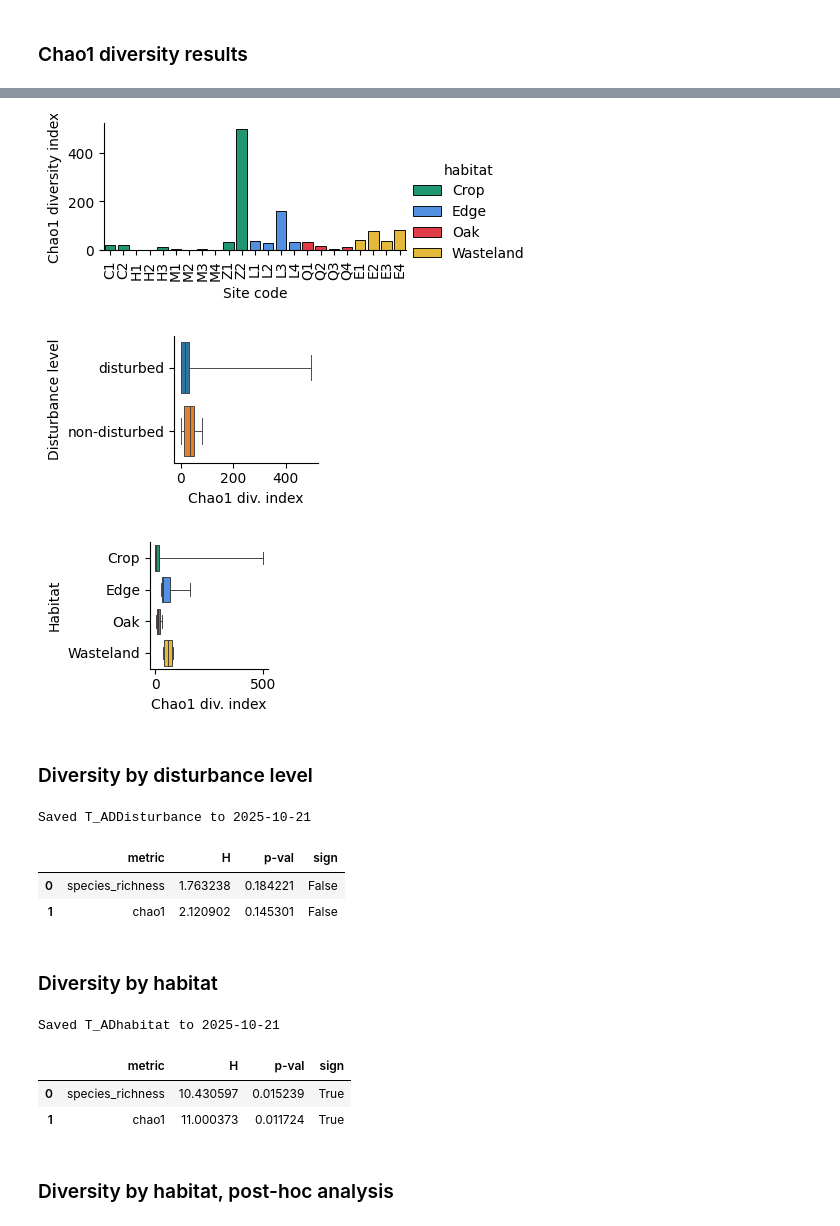
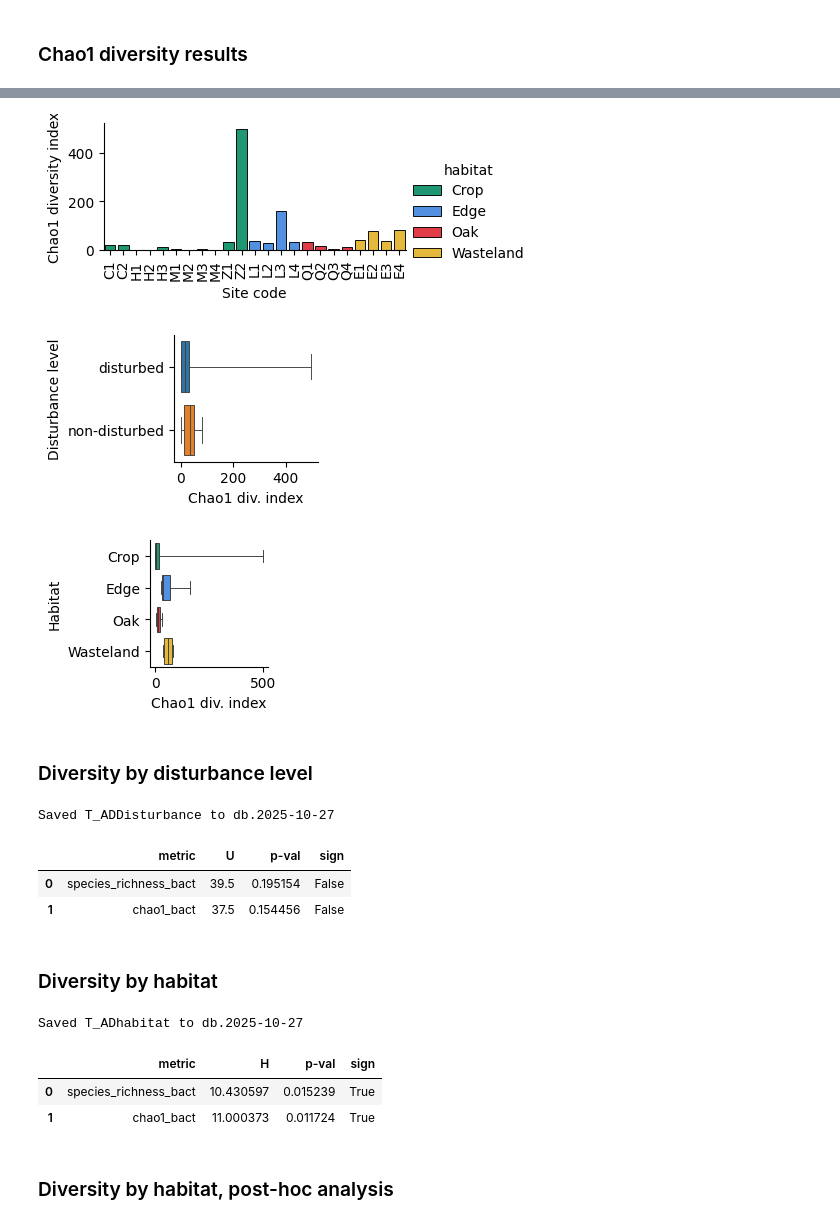
Before and after one commit to wilkinsonlab/miripvir25, a Jupyter notebook: draft-01/analysis.diversity.ipynb, the cells around one changed output, grey strips where cells are left out. Cells and saved outputs as stored; diff of their text form; code cells hidden in the pictures.

```diff
--- a/draft-01/analysis.diversity.ipynb
+++ b/draft-01/analysis.diversity.ipynb
@@ -126,0 +68,3 @@ Saved D_PABAlphaDiv to 2025-10-21
+# %%
+alpha_diversity = db.conn.sql('SELECT * FROM D_Site_level_div').df()
+alpha_diversity
@@ -157,41 +140,41 @@ g.savefig("figures/boxplot.species-richness.byhabitat.svg")
 # %%
-g = sns.catplot(alpha_diversity, x='site', y='chao1', height=2.0, aspect=2.0, kind='bar', hue='habitat', palette=conf['habitat_palette'], edgecolor='black', linewidth=0.65)
+g = sns.catplot(alpha_diversity, x='site', y='chao1_bact', height=2.0, aspect=2.0, kind='bar', hue='habitat', palette=conf['habitat_palette'], edgecolor='black', linewidth=0.65)
 # g.axes[0, 0].set_yscale('log')
 g.set_ylabels("Chao1 diversity index")
 g.set_xlabels("Site code")
 g.set_xticklabels(rotation=90)
 g.savefig("figures/barplot.chao1.colbyhabitat.svg")
 # %% [output]
-[figure, old version]
+[figure, new version]
 # %%
 g = sns.catplot(
-    alpha_diversity, y='disturbed', x='chao1', height=2.0, aspect=1.50, linewidth=0.65, kind='box', hue='disturbed', whis=20.0)
+    alpha_diversity, y='disturbed', x='chao1_bact', height=2.0, aspect=1.50, linewidth=0.65, kind='box', hue='disturbed', whis=20.0)
 g.set_xlabels("Chao1 div. index")
 g.set_ylabels("Disturbance level")
 g.savefig("figures/boxplot.chao1.bydisturbance.svg")
 # %% [output]
-[figure, old version]
+[figure, new version]
 # %%
 g = sns.catplot(
-    alpha_diversity, y='habitat', x='chao1', height=2.0, aspect=1.25,
+    alpha_diversity, y='habitat', x='chao1_bact', height=2.0, aspect=1.25,
     hue='habitat', palette=conf['habitat_palette'], linewidth=0.65, kind='box', whis=200.0)
 g.set_xlabels("Chao1 div. index")
 g.set_ylabels("Habitat")
 g.savefig("figures/boxplot.chao1.byhabitat.svg")
 # %% [output]
-[figure, old version]
+[figure, new version]
 # %% [markdown]
 ### Diversity by disturbance level
 # %%
 q1_stats = []
-for metric in ['species_richness', 'chao1']:
-    kw_h, pval = stats.kruskal(
+for metric in ['species_richness_bact', 'chao1_bact']:
+    kw_h, pval = stats.mannwhitneyu(
         alpha_diversity.query('habitat == "Crop" or habitat == "Edge"')[metric].values,
         alpha_diversity.query('habitat == "Wasteland" or habitat == "Oak"')[metric].values,
     )
     significative = pval < 0.05
     q1_stats.append(
-        {'metric': metric, 'H': kw_h, 'p-val': pval, 'sign': significative}
+        {'metric': metric, 'U': kw_h, 'p-val': pval, 'sign': significative}
     )
 q1_stats = pd.DataFrame.from_records(q1_stats)
 
@@ -201,15 +184,15 @@ db.save_dataframe(
 )
 q1_stats
 # %% [output]
-Saved T_ADDisturbance to 2025-10-21
+Saved T_ADDisturbance to db.2025-10-27
-|  | metric | H | p-val | sign |
-| 0 | species_richness | 1.763238 | 0.184221 | False |
-| 1 | chao1 | 2.120902 | 0.145301 | False |
+|  | metric | U | p-val | sign |
+| 0 | species_richness_bact | 39.5 | 0.195154 | False |
+| 1 | chao1_bact | 37.5 | 0.154456 | False |
 # %% [markdown]
 ### Diversity by habitat
 # %%
 q2_stats = []
-for metric in ['species_richness', 'chao1']:
+for metric in ['species_richness_bact', 'chao1_bact']:
     kw_h, pval = stats.kruskal(
         alpha_diversity.query('habitat == "Crop"')[metric].values,
         alpha_diversity.query('habitat == "Edge"')[metric].values,
@@ -228,10 +211,10 @@ db.save_dataframe(
 )
 q2_stats
 # %% [output]
-Saved T_ADhabitat to 2025-10-21
+Saved T_ADhabitat to db.2025-10-27
 |  | metric | H | p-val | sign |
-| 0 | species_richness | 10.430597 | 0.015239 | True |
-| 1 | chao1 | 11.000373 | 0.011724 | True |
+| 0 | species_richness_bact | 10.430597 | 0.015239 | True |
+| 1 | chao1_bact | 11.000373 | 0.011724 | True |
 # %% [markdown]
 ### Diversity by habitat, post-hoc analysis
 # %%
```
Also changed, not shown: parts of 26 cells of this notebook, 18 other files.
